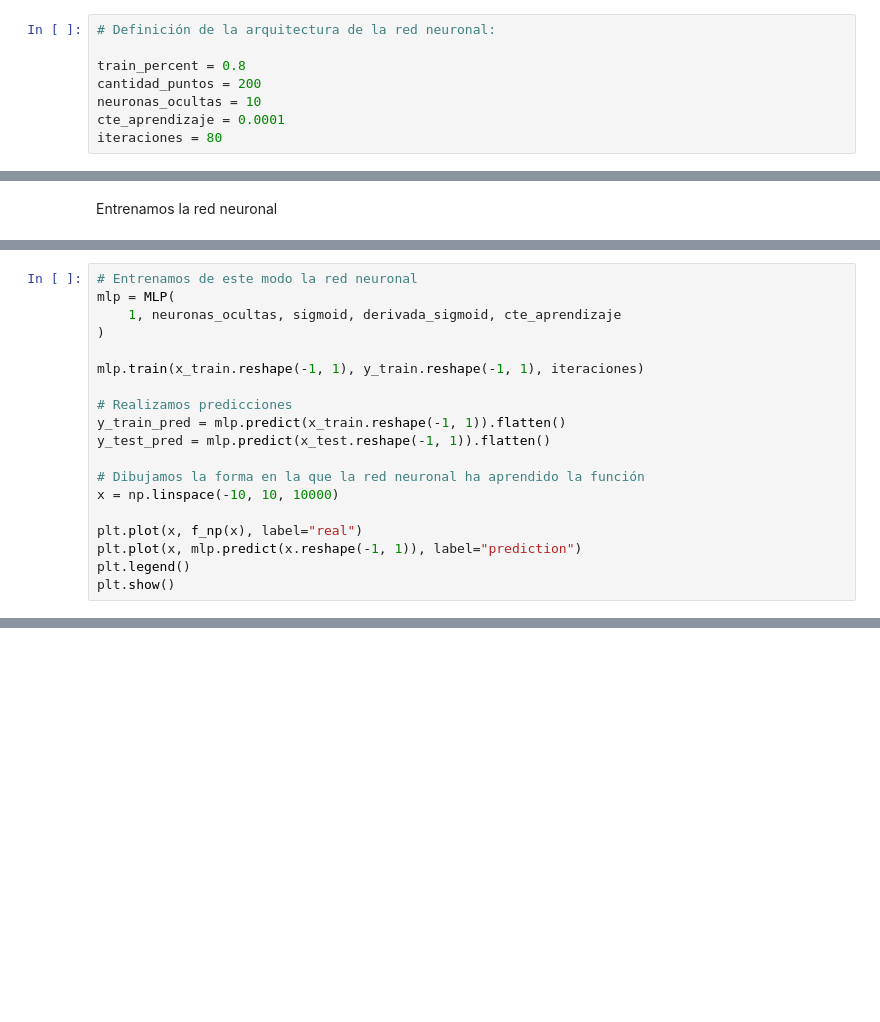
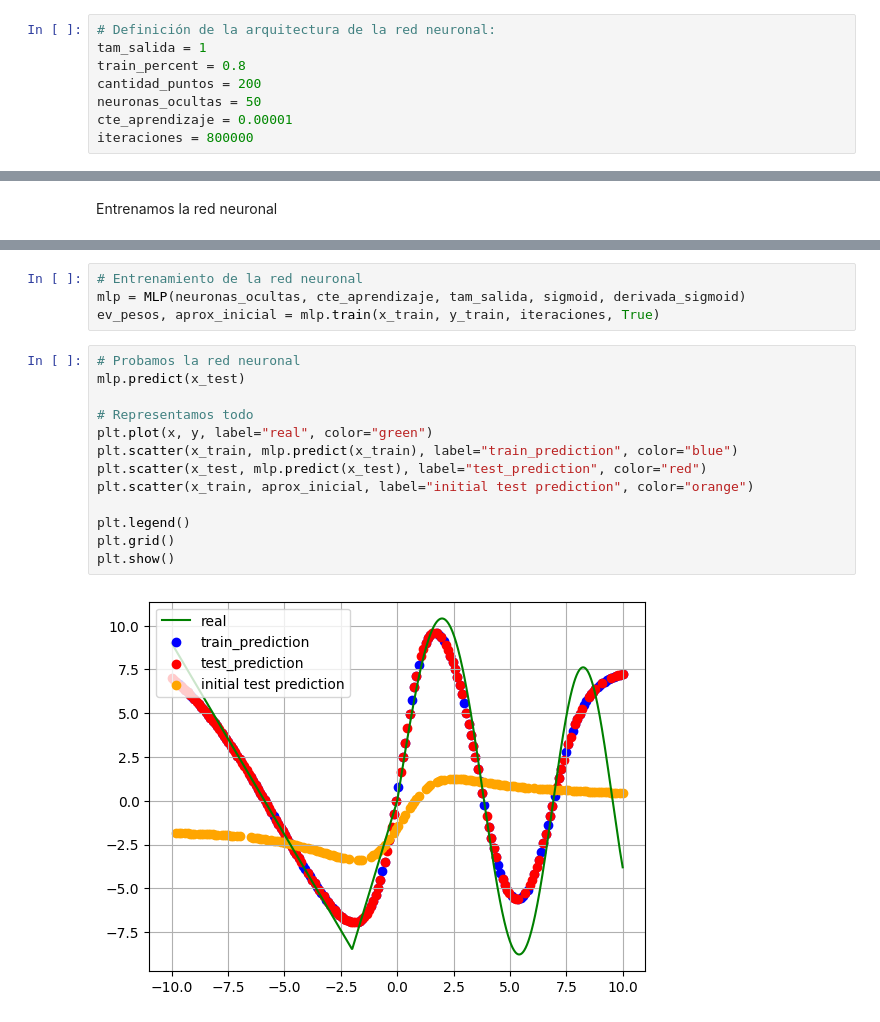
Before and after one commit to Apriea04/ComputacionNeuronalEvolutiva, a Jupyter notebook: Computación Evolutiva/Práctica 1/Parte 1.ipynb, the cells around one changed output, grey strips where cells are left out. Drawn from its saved outputs; the diff is of its cells as text; blank space fills up the shorter version.

```diff
--- a/Computación Evolutiva/Práctica 1/Parte 1.ipynb
+++ b/Computación Evolutiva/Práctica 1/Parte 1.ipynb
@@ -77,12 +74,12 @@ def derivada_relu(x):
 La arquitectura de la red neuronal que vamos a utilizar es la que se define aquí:
 # %%
 # Definición de la arquitectura de la red neuronal:
-
+tam_salida = 1
 train_percent = 0.8
 cantidad_puntos = 200
-neuronas_ocultas = 10
-cte_aprendizaje = 0.0001
-iteraciones = 80
+neuronas_ocultas = 50
+cte_aprendizaje = 0.00001
+iteraciones = 800000
 # %% [markdown]
 Creamos el conjunto de datos que luego usaremos para el entrenamiento
 # %%
@@ -183,19 +121,0 @@ class MLP:
-# %%
-# Entrenamos de este modo la red neuronal
-mlp = MLP(
-    1, neuronas_ocultas, sigmoid, derivada_sigmoid, cte_aprendizaje
-)
-
-mlp.train(x_train.reshape(-1, 1), y_train.reshape(-1, 1), iteraciones)
-
-# Realizamos predicciones
-y_train_pred = mlp.predict(x_train.reshape(-1, 1)).flatten()
-y_test_pred = mlp.predict(x_test.reshape(-1, 1)).flatten()
-
-# Dibujamos la forma en la que la red neuronal ha aprendido la función
-x = np.linspace(-10, 10, 10000)
-
-plt.plot(x, f_np(x), label="real")
-plt.plot(x, mlp.predict(x.reshape(-1, 1)), label="prediction")
-plt.legend()
-plt.show()
@@ -203,0 +176,19 @@ plt.show()
+# %%
+# Entrenamiento de la red neuronal
+mlp = MLP(neuronas_ocultas, cte_aprendizaje, tam_salida, sigmoid, derivada_sigmoid)
+ev_pesos, aprox_inicial = mlp.train(x_train, y_train, iteraciones, True)
+# %%
+# Probamos la red neuronal
+mlp.predict(x_test)
+
+# Representamos todo
+plt.plot(x, y, label="real", color="green")
+plt.scatter(x_train, mlp.predict(x_train), label="train_prediction", color="blue")
+plt.scatter(x_test, mlp.predict(x_test), label="test_prediction", color="red")
+plt.scatter(x_train, aprox_inicial, label="initial test prediction", color="orange")
+
+plt.legend()
+plt.grid()
+plt.show()
+# %% [output]
+[figure, added]
```
Also changed, not shown: parts of 11 cells of this notebook, 1 other file.
